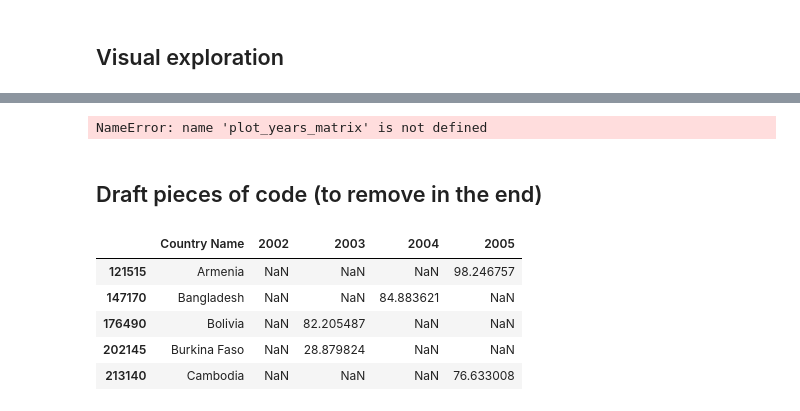
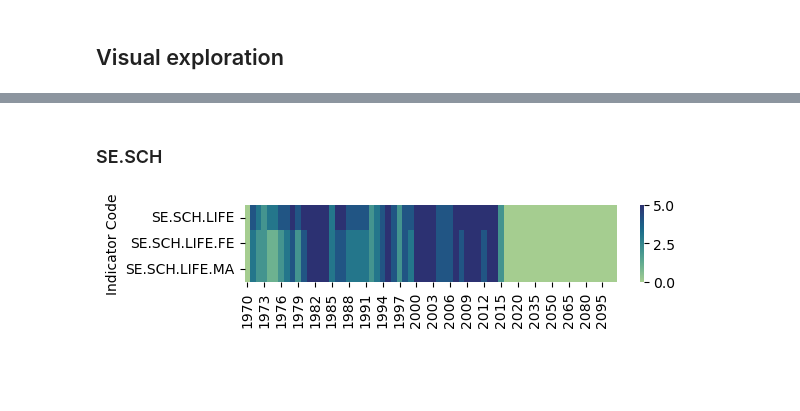
Before and after one commit to com-480-data-visualization/project-2024-school-mappers, a Jupyter notebook: Milestone1.ipynb, the cells around one changed output, grey strips where cells are left out. Cells and saved outputs as stored; diff of their text form; code cells hidden in the pictures; blank space fills up the shorter version.

```diff
--- a/Milestone1.ipynb
+++ b/Milestone1.ipynb
@@ -252,6 +318,6 @@ def plot_years_matrix(group):
+# %% [markdown]
+### SE.SCH
 # %%
-plot_years_matrix("SE.ENR")
+plot_years_matrix("SE.SCH")
 # %% [output]
-NameError: name 'plot_years_matrix' is not defined
+[figure, added]
-# %% [markdown]
-## Draft pieces of code (to remove in the end)
@@ -262,9 +323,0 @@ subset = attendanceF.dropna(subset=['2002','2003','2004','2005'], how='all')
-# %%
-subset[['Country Name','2002','2003','2004','2005']].head()
-# %% [output]
-|  | Country Name | 2002 | 2003 | 2004 | 2005 |
-| 121515 | Armenia | NaN | NaN | NaN | 98.246757 |
-| 147170 | Bangladesh | NaN | NaN | 84.883621 | NaN |
-| 176490 | Bolivia | NaN | 82.205487 | NaN | NaN |
-| 202145 | Burkina Faso | NaN | 28.879824 | NaN | NaN |
-| 213140 | Cambodia | NaN | NaN | NaN | 76.633008 |
```
Also changed, not shown: parts of 18 cells of this notebook, 10 other files.
